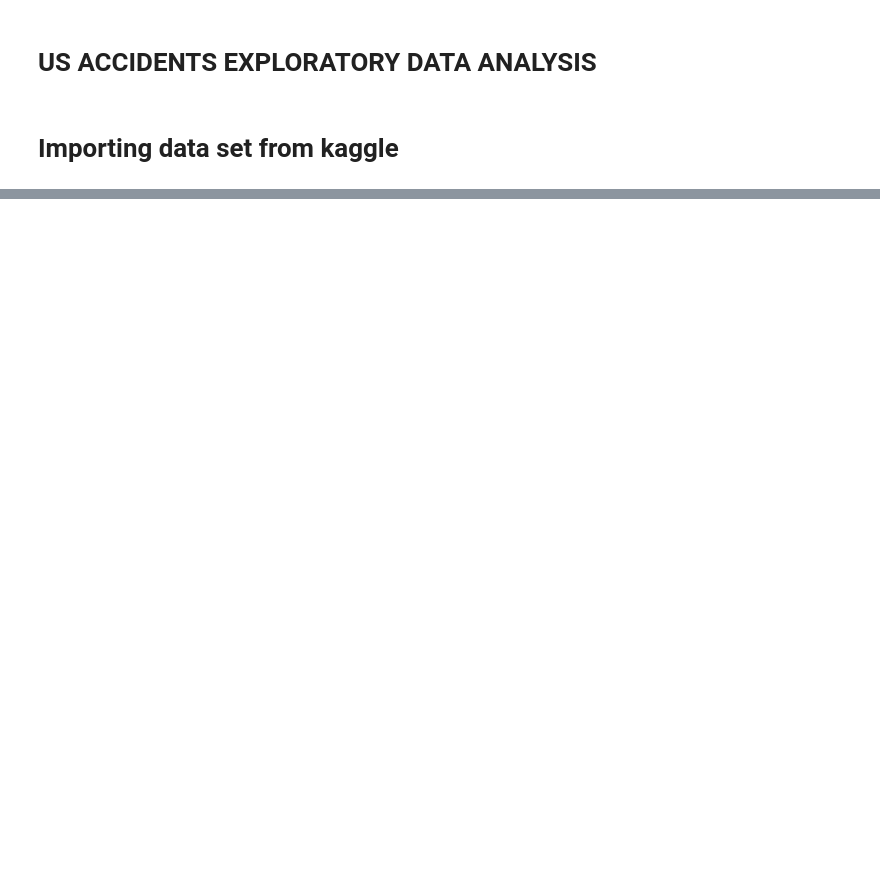
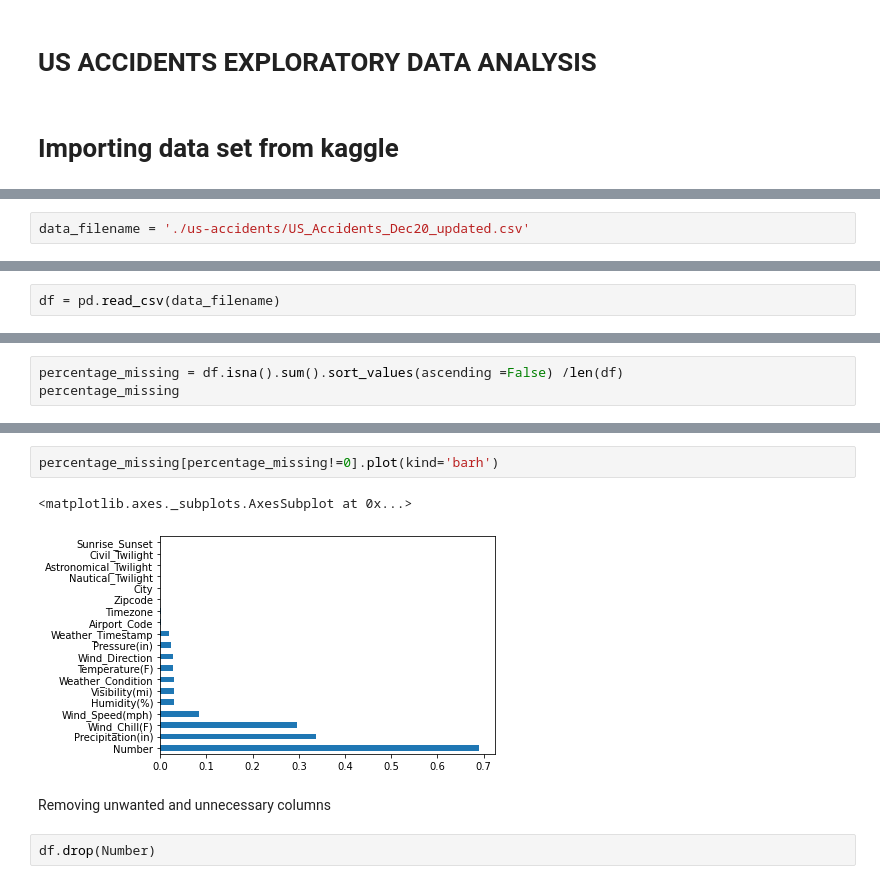
Before and after one commit to shubhi2295/break-the-ice-with-python, a Jupyter notebook: US_Accidents_Data_Analysis.ipynb, the cells around one changed output, grey strips where cells are left out. Saved outputs shown, nothing was run; the diff lists cells and outputs as text; blank space fills up the shorter version.

```diff
--- a/US_Accidents_Data_Analysis.ipynb
+++ b/US_Accidents_Data_Analysis.ipynb
@@ -30,0 +19,2 @@ unzip
+# %%
+data_filename = './us-accidents/US_Accidents_Dec20_updated.csv'
@@ -30,0 +28,2 @@ unzip
+# %%
+df = pd.read_csv(data_filename)
@@ -30,0 +72,3 @@ unzip
+# %%
+percentage_missing = df.isna().sum().sort_values(ascending =False) /len(df)
+percentage_missing
@@ -30,0 +93,9 @@ unzip
+# %%
+percentage_missing[percentage_missing!=0].plot(kind='barh')
+# %% [output]
+<matplotlib.axes._subplots.AxesSubplot at 0x...>
+[figure, added]
+# %% [markdown]
+Removing unwanted and unnecessary columns
+# %%
+df.drop(Number)
```
Also changed, not shown: parts of 41 cells of this notebook.
